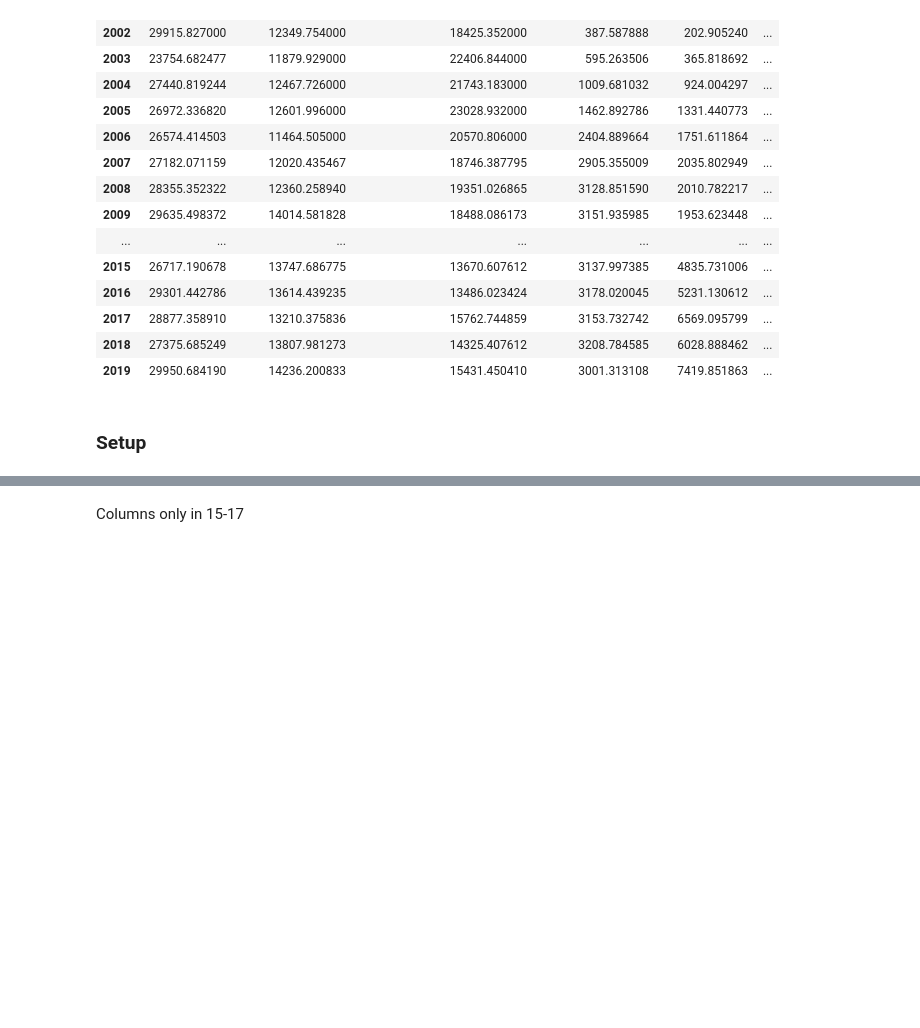
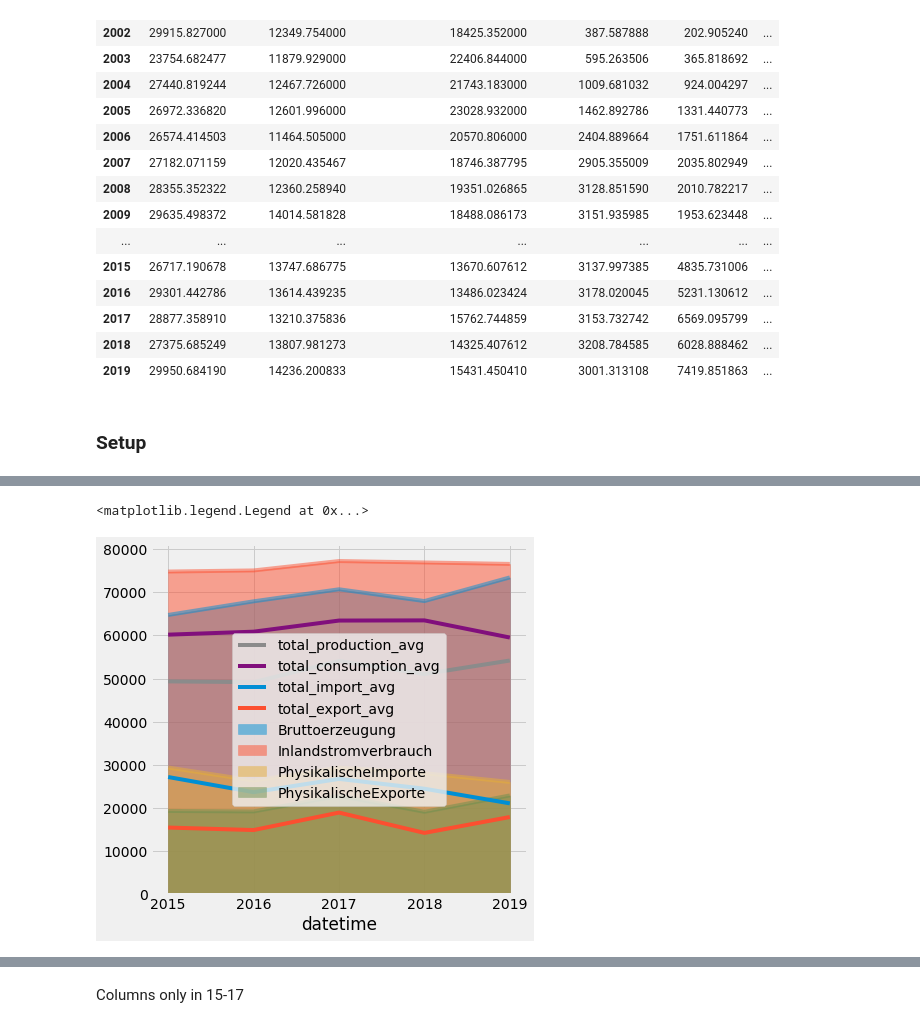
Before and after one commit to simonschaluppe/FLUCCOplus, a Jupyter notebook: notebooks/4.1.1_Econtrol_Validation.ipynb, the cells around one changed output, grey strips where cells are left out. Drawn from its saved outputs; the diff is of its cells as text; code cells hidden in the pictures; blank space fills up the shorter version.

```diff
--- a/notebooks/4.1.1_Econtrol_Validation.ipynb
+++ b/notebooks/4.1.1_Econtrol_Validation.ipynb
@@ -83,3 +83,6 @@ plot_stacked took 0:00:00.698277 for (20, 9) df
 ### Setup
 # %%
 import FLUCCOplus.electricitymap as elmap
+
+em = elmap.preprocess()
+em.info()
@@ -94,0 +107,15 @@ SyntaxError: invalid syntax (<ipython-input-20-01afccda5e6f>, line 4)
+# %%
+import FLUCCOplus.econtrol as econ
+compare = {
+    "total_production_avg": 'Bruttoerzeugung',
+    "total_consumption_avg":'Inlandstromverbrauch',
+    "total_import_avg":     'PhysikalischeImporte',
+    "total_export_avg":     'PhysikalischeExporte',
+
+    }
+
+emc = (em[compare.keys()]
+       .groupby(em.index.year)
+       .sum().round(-3)/1000
+       )
+emc
@@ -94,0 +130,3 @@ SyntaxError: invalid syntax (<ipython-input-20-01afccda5e6f>, line 4)
+# %%
+ecc = ec.loc[2015:2019,compare.values()].round()
+ecc
@@ -94,0 +176,8 @@ SyntaxError: invalid syntax (<ipython-input-20-01afccda5e6f>, line 4)
+# %%
+fig, ax = plt.subplots(figsize=(6,6))
+ecc.plot.area(stacked=False, ax=ax)
+emc.plot(stacked=False, ax=ax)
+plt.legend()
+# %% [output]
+<matplotlib.legend.Legend at 0x...>
+[figure, added]
```
Also changed, not shown: parts of 11 cells of this notebook, 2 other files.
